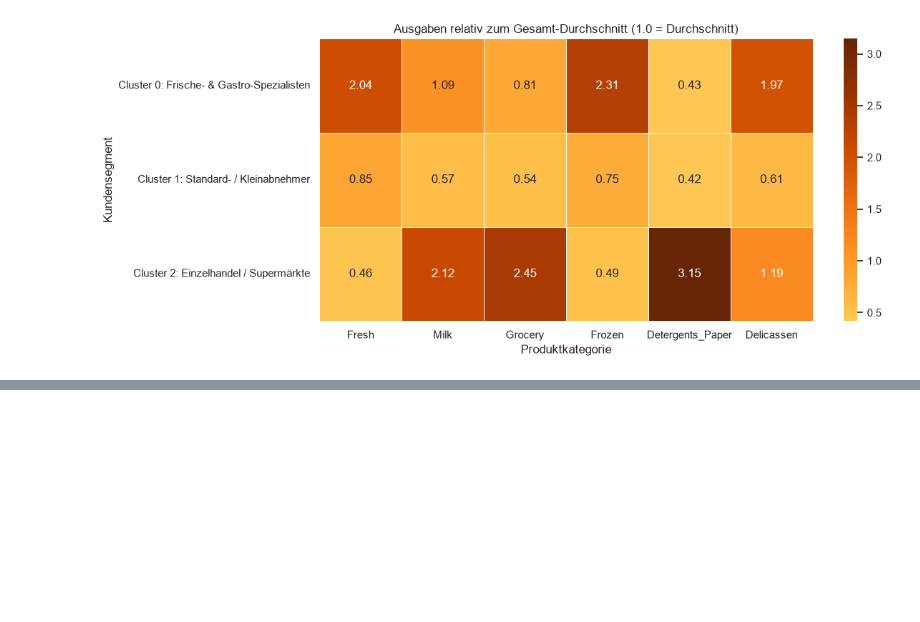
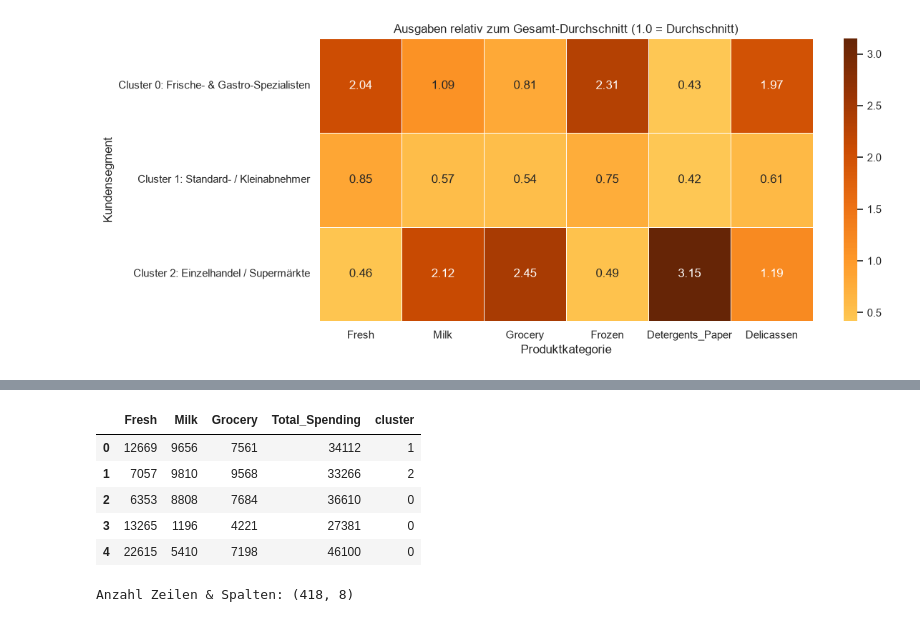
Before and after one commit to thombow-source/atlantico-ml, a Jupyter notebook: modeling.ipynb, the cells around one changed output, grey strips where cells are left out. Drawn from its saved outputs; the diff is of its cells as text; code cells hidden in the pictures; blank space fills up the shorter version.

```diff
--- a/modeling.ipynb
+++ b/modeling.ipynb
@@ -346,0 +363,12 @@ plt.show()
+# %%
+clean.to_csv("data_clustered.csv", index=False)
+display(clean[["Fresh", "Milk", "Grocery", "Total_Spending", "cluster"]].head())
+print("Anzahl Zeilen & Spalten:", clean.shape)
+# %% [output]
+|  | Fresh | Milk | Grocery | Total_Spending | cluster |
+| 0 | 12669 | 9656 | 7561 | 34112 | 1 |
+| 1 | 7057 | 9810 | 9568 | 33266 | 2 |
+| 2 | 6353 | 8808 | 7684 | 36610 | 0 |
+| 3 | 13265 | 1196 | 4221 | 27381 | 0 |
+| 4 | 22615 | 5410 | 7198 | 46100 | 0 |
+Anzahl Zeilen & Spalten: (418, 8)
```
Also changed, not shown: parts of 12 cells of this notebook, 1 other file.
